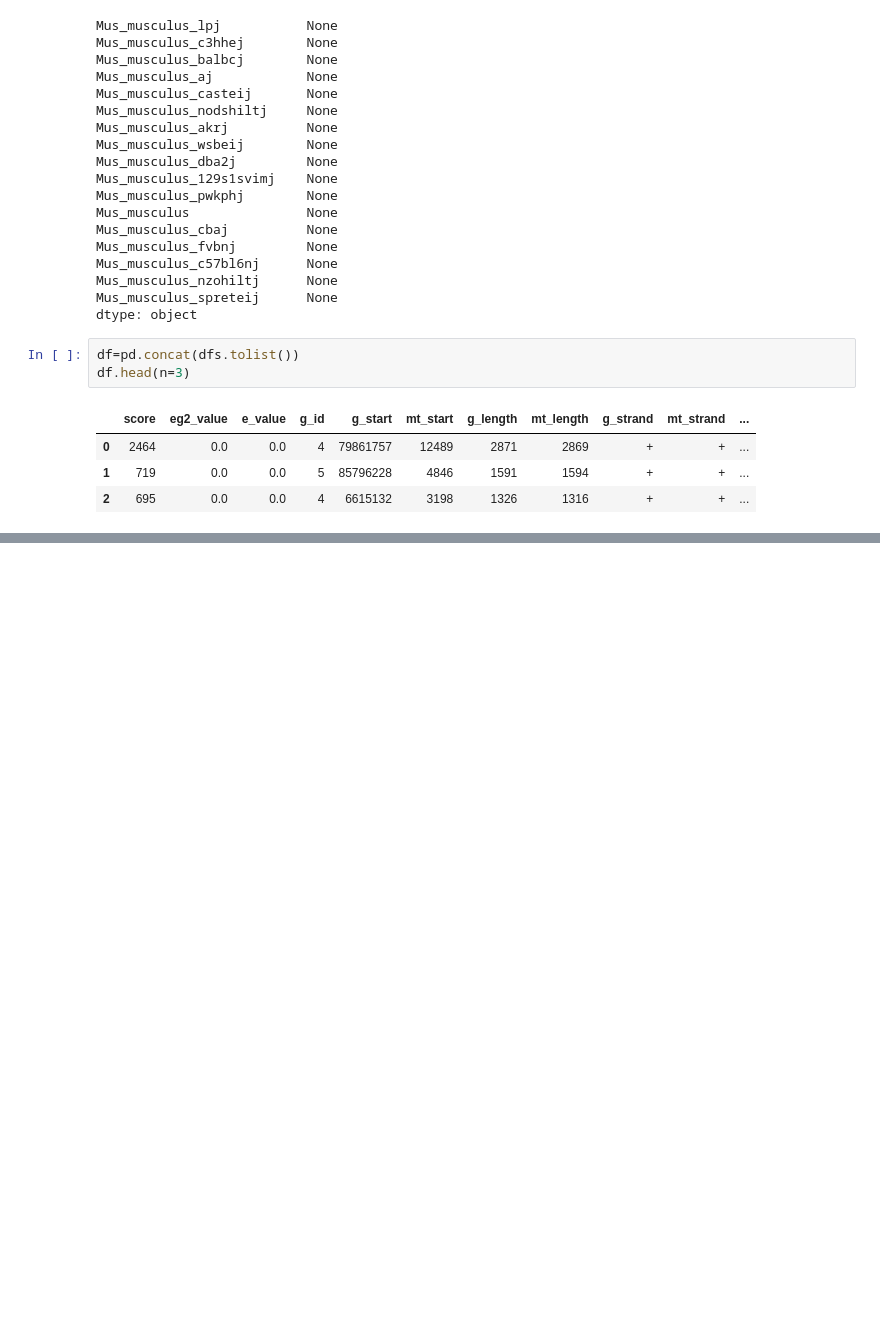
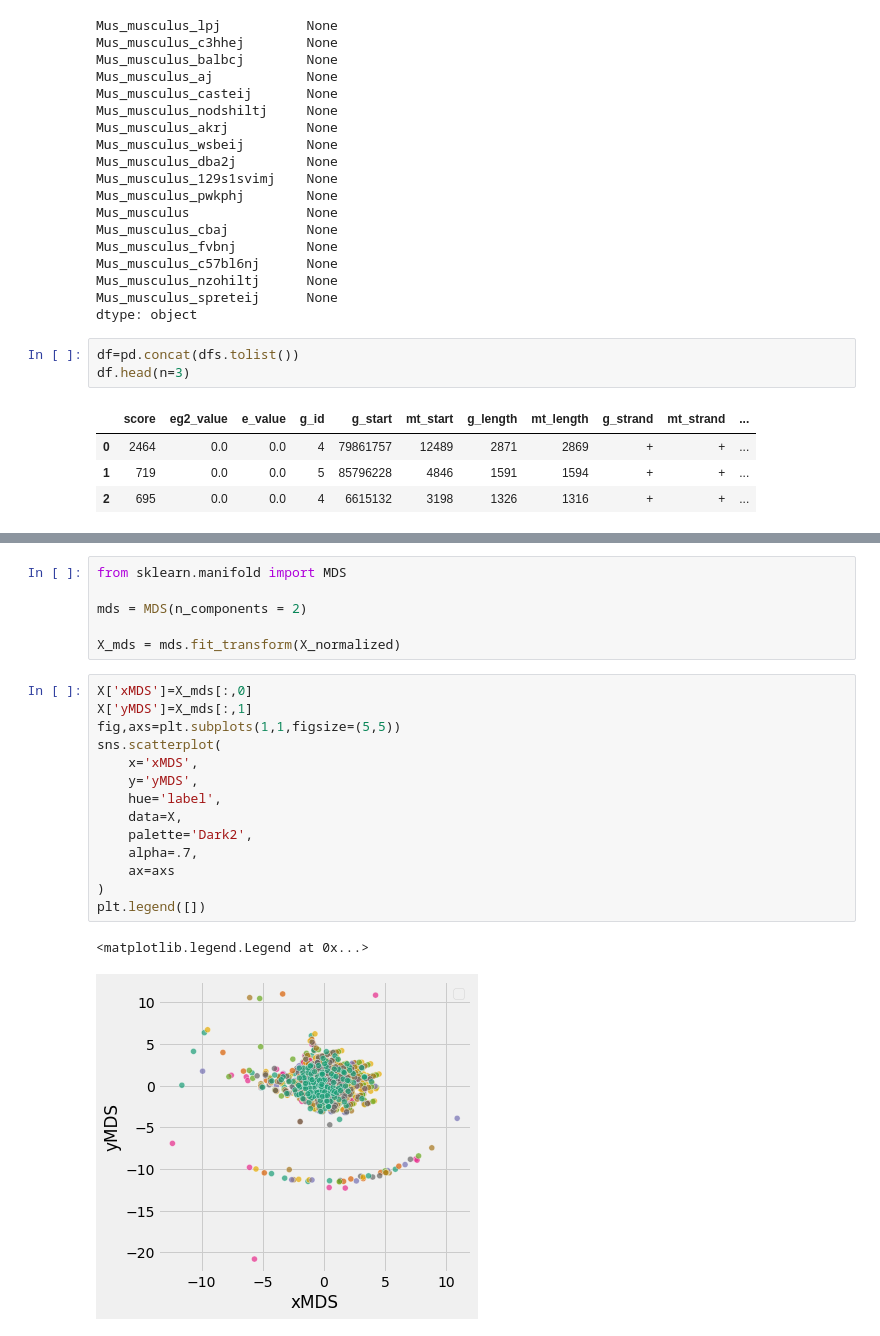
Before and after one commit to balintbiro/numt_mining, a Jupyter notebook: code/mice/t_SNE.ipynb, the cells around one changed output, grey strips where cells are left out. Drawn from its saved outputs; the diff is of its cells as text; blank space fills up the shorter version.

```diff
--- a/code/mice/t_SNE.ipynb
+++ b/code/mice/t_SNE.ipynb
@@ -102,0 +146,23 @@ See the caveats in the documentation: https://pandas.pydata.org/pandas-docs/stab
+# %%
+from sklearn.manifold import MDS
+
+mds = MDS(n_components = 2)
+
+X_mds = mds.fit_transform(X_normalized)
+# %%
+X['xMDS']=X_mds[:,0]
+X['yMDS']=X_mds[:,1]
+fig,axs=plt.subplots(1,1,figsize=(5,5))
+sns.scatterplot(
+    x='xMDS',
+    y='yMDS',
+    hue='label',
+    data=X,
+    palette='Dark2',
+    alpha=.7,
+    ax=axs
+)
+plt.legend([])
+# %% [output]
+<matplotlib.legend.Legend at 0x...>
+[figure, added]
```
Also changed, not shown: parts of 8 cells of this notebook, 8 other files.
